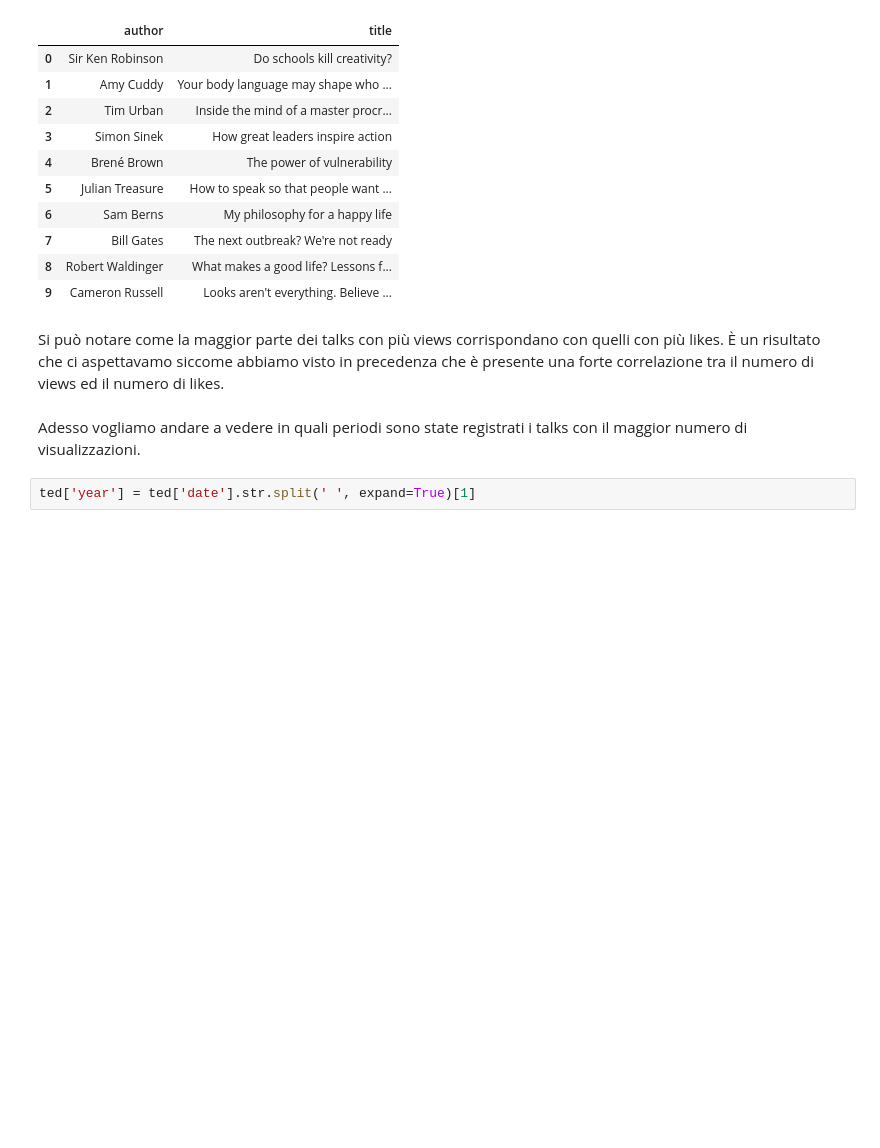
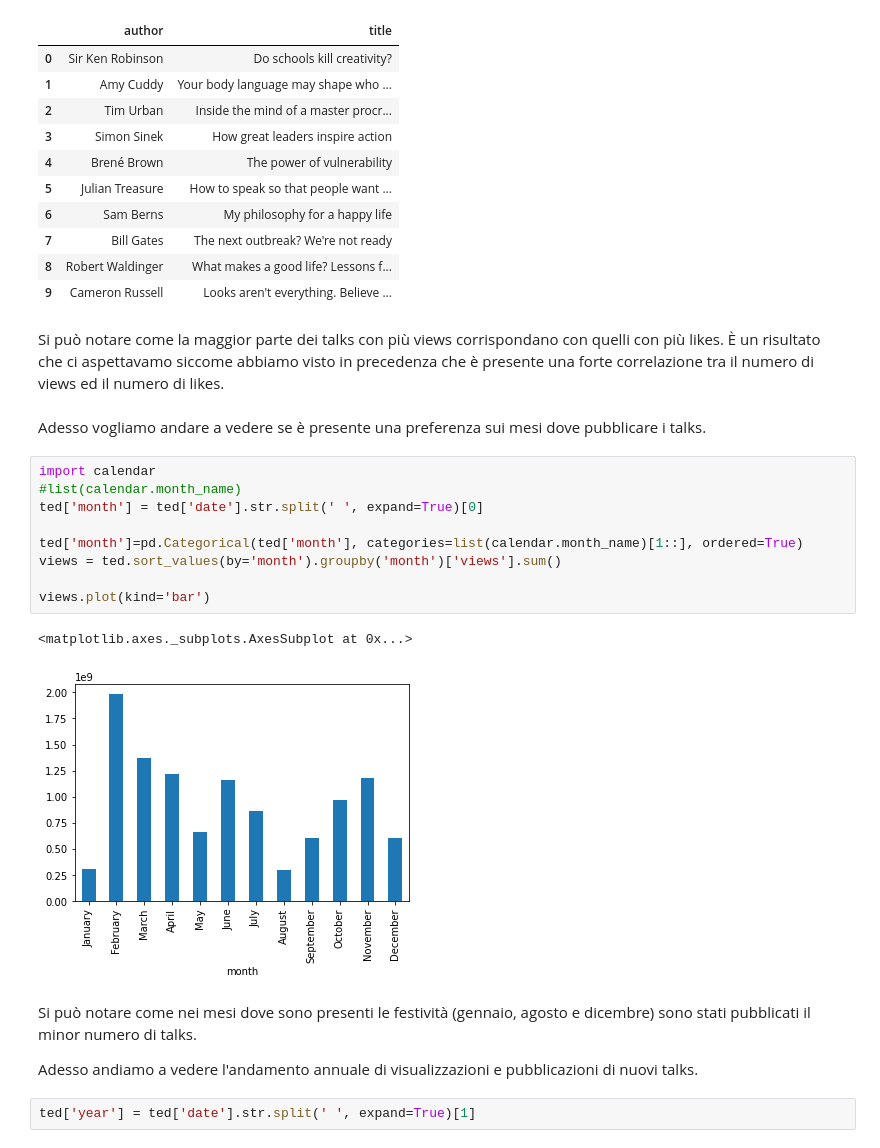
Before and after one commit to Fili00/Analisi_TedTalkDataset, a Jupyter notebook: progetto.ipynb, the cells around one changed output. Saved outputs shown, nothing was run; the diff lists cells and outputs as text; blank space fills up the shorter version.

```diff
--- a/progetto.ipynb
+++ b/progetto.ipynb
@@ -183,8 +192,24 @@ bestTalksByLikes
 | 9 | Cameron Russell | Looks aren't everything. Believe ... |
 # %% [markdown]
 Si può notare come la maggior parte dei talks con più views corrispondano con quelli con più likes. È un risultato che ci aspettavamo siccome abbiamo visto in precedenza che è presente una forte correlazione tra il numero di views ed il numero di likes.
-# %% [markdown]
-Adesso vogliamo andare a vedere in quali periodi sono state registrati i talks con il maggior numero di visualizzazioni.
+# %% [markdown]
+Adesso vogliamo andare a vedere se è presente una preferenza sui mesi dove pubblicare i talks.
+# %%
+import calendar
+#list(calendar.month_name)
+ted['month'] = ted['date'].str.split(' ', expand=True)[0]
+
+ted['month']=pd.Categorical(ted['month'], categories=list(calendar.month_name)[1::], ordered=True)
+views = ted.sort_values(by='month').groupby('month')['views'].sum()
+
+views.plot(kind='bar')
+# %% [output]
+<matplotlib.axes._subplots.AxesSubplot at 0x...>
+[figure, added]
+# %% [markdown]
+Si può notare come nei mesi dove sono presenti le festività (gennaio, agosto e dicembre) sono stati pubblicati il minor numero di talks.
+
+Adesso andiamo a vedere l'andamento annuale di visualizzazioni e pubblicazioni di nuovi talks.
 # %%
 ted['year'] = ted['date'].str.split(' ', expand=True)[1]
 # %%
```
Also changed, not shown: parts of 9 cells of this notebook.
